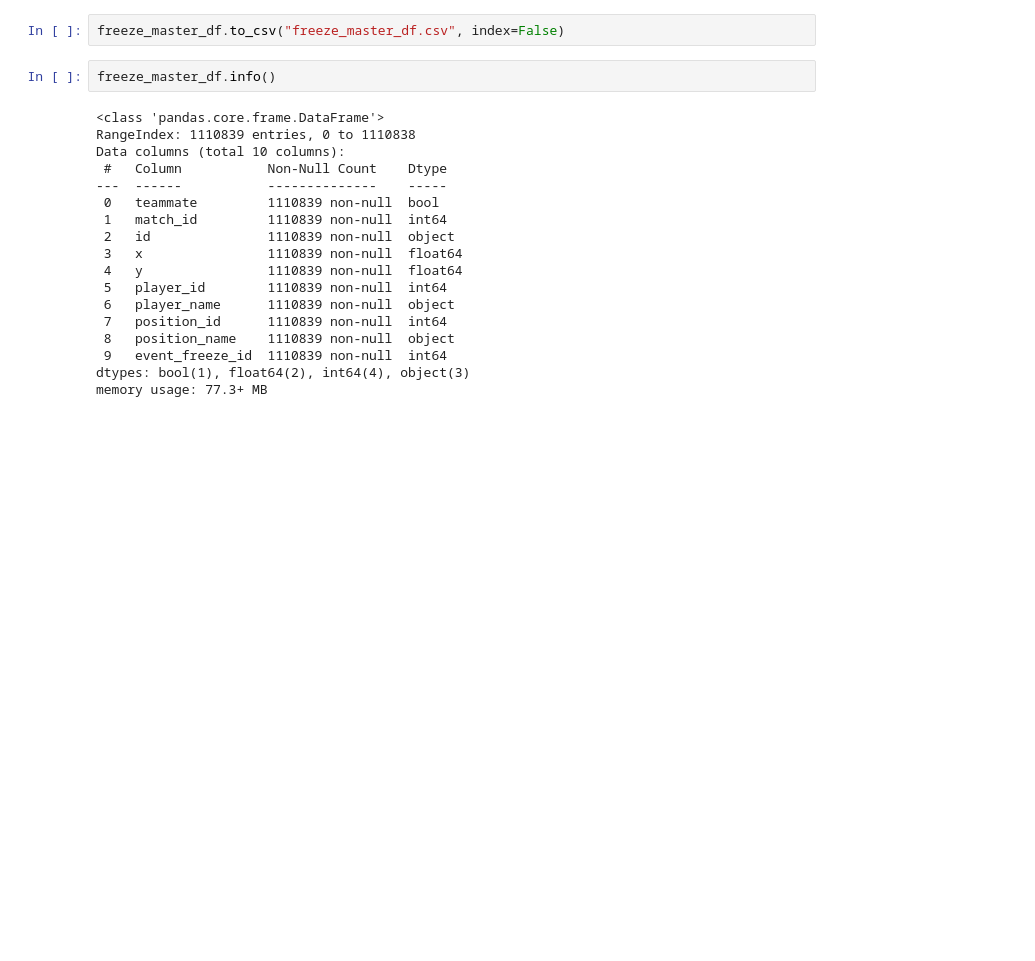
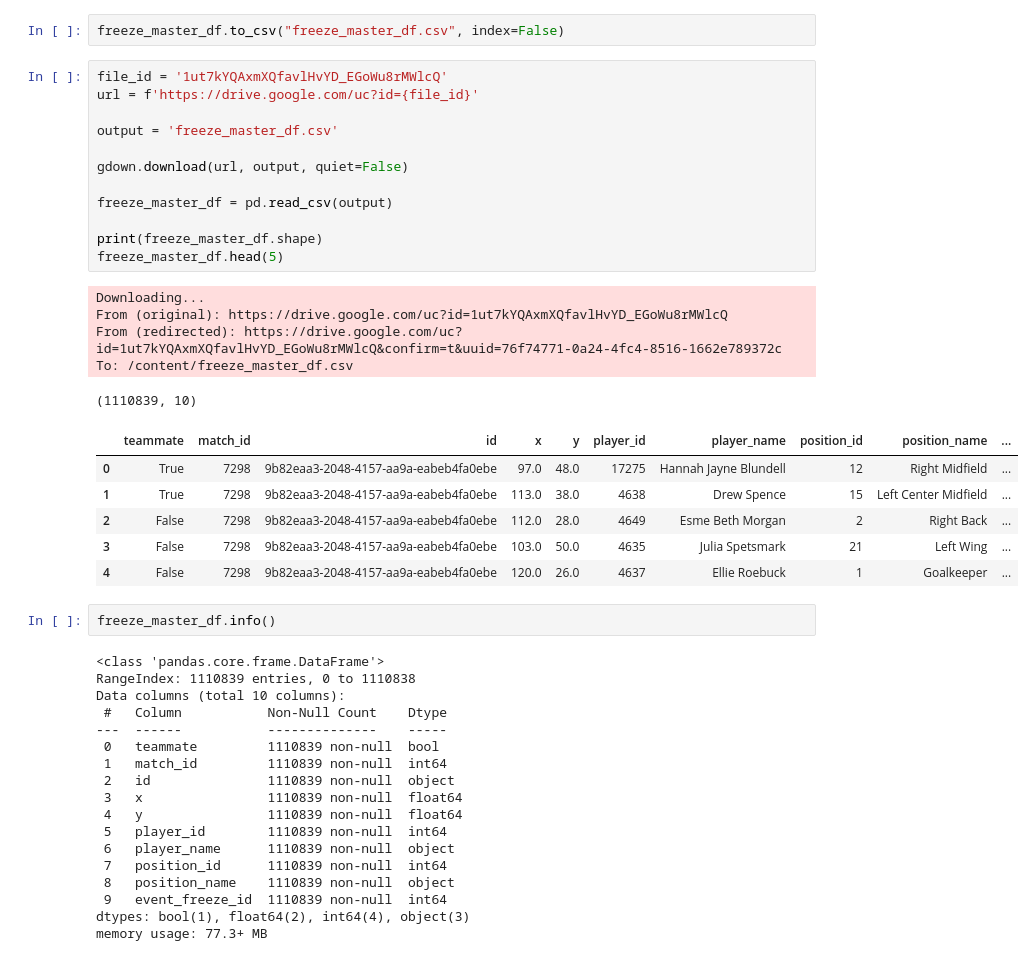
Before and after one commit to arne2204/Probabilistic-Machine-Learning_lecture-PROJECTS, a Jupyter notebook: projects/08-1SHXXXX_football_analytics/notebooks/03_data_preprocessing.ipynb, the cells around one changed output. Drawn from its saved outputs; the diff is of its cells as text; blank space fills up the shorter version.

```diff
--- a/projects/08-1SHXXXX_football_analytics/notebooks/03_data_preprocessing.ipynb
+++ b/projects/08-1SHXXXX_football_analytics/notebooks/03_data_preprocessing.ipynb
@@ -513,5 +512,29 @@ else:
 # %%
 freeze_master_df.to_csv("freeze_master_df.csv", index=False)
+# %%
+file_id = '1ut7kYQAxmXQfavlHvYD_EGoWu8rMWlcQ'
+url = f'https://drive.google.com/uc?id={file_id}'
+
+output = 'freeze_master_df.csv'
+
+gdown.download(url, output, quiet=False)
+
+freeze_master_df = pd.read_csv(output)
+
+print(freeze_master_df.shape)
+freeze_master_df.head(5)
+# %% [output]
+Downloading...
+From (original): https://drive.google.com/uc?id=1ut7kYQAxmXQfavlHvYD_EGoWu8rMWlcQ
+From (redirected): https://drive.google.com/uc?id=1ut7kYQAxmXQfavlHvYD_EGoWu8rMWlcQ&confirm=t&uuid=76f74771-0a24-4fc4-8516-1662e789372c
+To: /content/freeze_master_df.csv
+(1110839, 10)
+|  | teammate | match_id | id | x | y | player_id | player_name | position_id | position_name | ... |
+| 0 | True | 7298 | 9b82eaa3-2048-4157-aa9a-eabeb4fa0ebe | 97.0 | 48.0 | 17275 | Hannah Jayne Blundell | 12 | Right Midfield | ... |
+| 1 | True | 7298 | 9b82eaa3-2048-4157-aa9a-eabeb4fa0ebe | 113.0 | 38.0 | 4638 | Drew Spence | 15 | Left Center Midfield | ... |
+| 2 | False | 7298 | 9b82eaa3-2048-4157-aa9a-eabeb4fa0ebe | 112.0 | 28.0 | 4649 | Esme Beth Morgan | 2 | Right Back | ... |
+| 3 | False | 7298 | 9b82eaa3-2048-4157-aa9a-eabeb4fa0ebe | 103.0 | 50.0 | 4635 | Julia Spetsmark | 21 | Left Wing | ... |
+| 4 | False | 7298 | 9b82eaa3-2048-4157-aa9a-eabeb4fa0ebe | 120.0 | 26.0 | 4637 | Ellie Roebuck | 1 | Goalkeeper | ... |
 # %%
 freeze_master_df.info()
 # %% [output]
```
Also changed, not shown: parts of 11 cells of this notebook.
